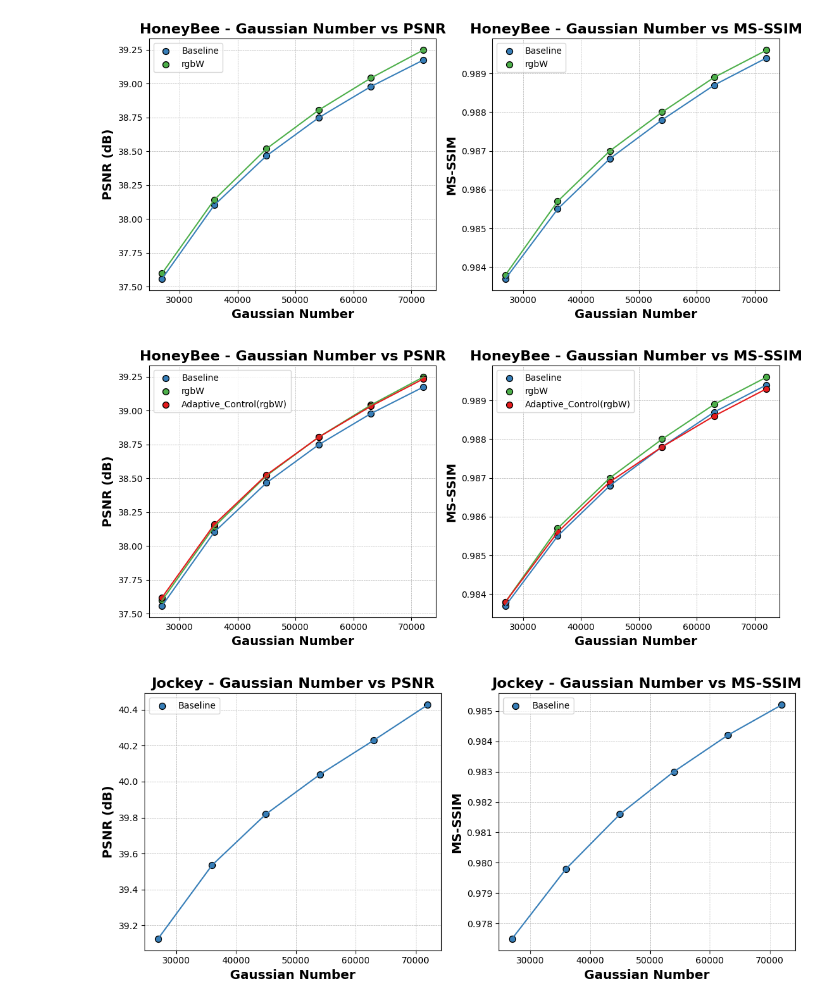
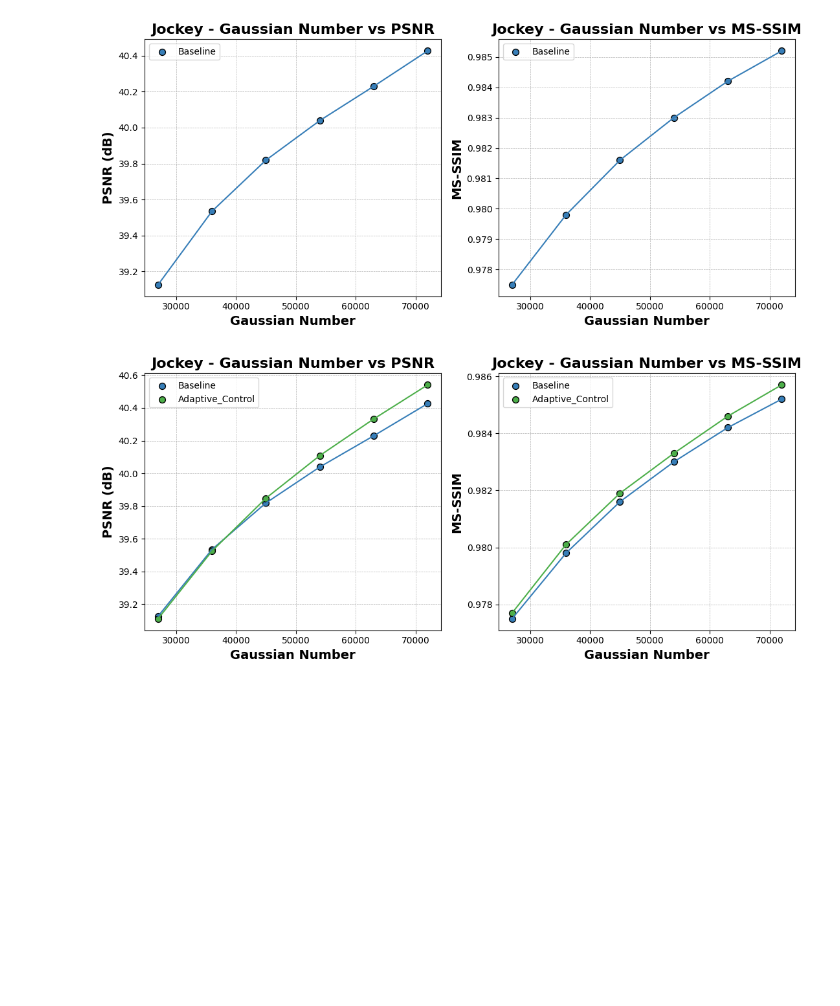
Before and after one commit to ac-freeman/GSVC, a Jupyter notebook: Visualization/Compare3.ipynb, the cells around one changed output. Cells and saved outputs as stored; diff of their text form; code cells hidden in the pictures; blank space fills up the shorter version.

```diff
--- a/Visualization/Compare3.ipynb
+++ b/Visualization/Compare3.ipynb
@@ -79,16 +47,10 @@ df_density_rgbW = pd.DataFrame(results_density_rgbW)
 # %%
-def plot_gaussian_vs_metrics(df_baseline, df_density_rgbW,df_rgbW):
+def plot_gaussian_vs_metrics(df_baseline, df_density_rgbW):
         #color_palette = plt.cm.get_cmap('tab10', 6)
         color_palette = ['#377eb8',  '#4daf4a','#e41a1c', '#984ea3', '#ff7f00', '#ffff33', '#a65628', '#f781bf']
         datasets_info = [
                 ('Baseline', df_baseline),
-                # ('Opacity', df_Opacity),
-                # ('Adaptive_Control(Grad)', df_density_Grad),
-                ('rgbW', df_rgbW),
-                ('Adaptive_Control(rgbW)', df_density_rgbW),
-                # ('Adaptive_Control(Combine)', df_density_Com),
-                # ('Adaptive_Control(Combine)_NewInitialization', df_density_Com_I),
-                # ('rgbW_NewInitialization', df_I),
+                ('Adaptive_Control', df_density_rgbW),
         ]
 
         for dataset in datasets:
@@ -127,7 +89,6 @@ def plot_gaussian_vs_metrics(df_baseline, df_density_rgbW,df_rgbW):
                         plt.grid(True, which='both', linestyle='--', linewidth=0.5)
                         plt.legend()
                         plt.tight_layout()
-
                         plt.savefig(f'./img_compare/{dataset}_gaussian_vs_metrics.png')
                         plt.show()
 # %%
@@ -176,6 +131,6 @@ def plot_average_gaussian_vs_metrics(df_baseline, df_density_rgbW,df_rgbW):
         plt.savefig(f'./img_compare/Average_gaussian_vs_{metric}.png')
         plt.show()
 # %%
-plot_gaussian_vs_metrics(df_baseline, df_density_rgbW,df_rgbW)
+plot_gaussian_vs_metrics(df_baseline, df_density_rgbW)
 # %% [output]
 [figure]
@@ -185,3 +140,2 @@ plot_gaussian_vs_metrics(df_baseline, df_density_rgbW,df_rgbW)
-[figure, old version]
+[figure, new version]
-[figure, old version]
+[figure, new version]
-[figure, removed]
```
Also changed, not shown: parts of 5 cells of this notebook, 5 other files.
